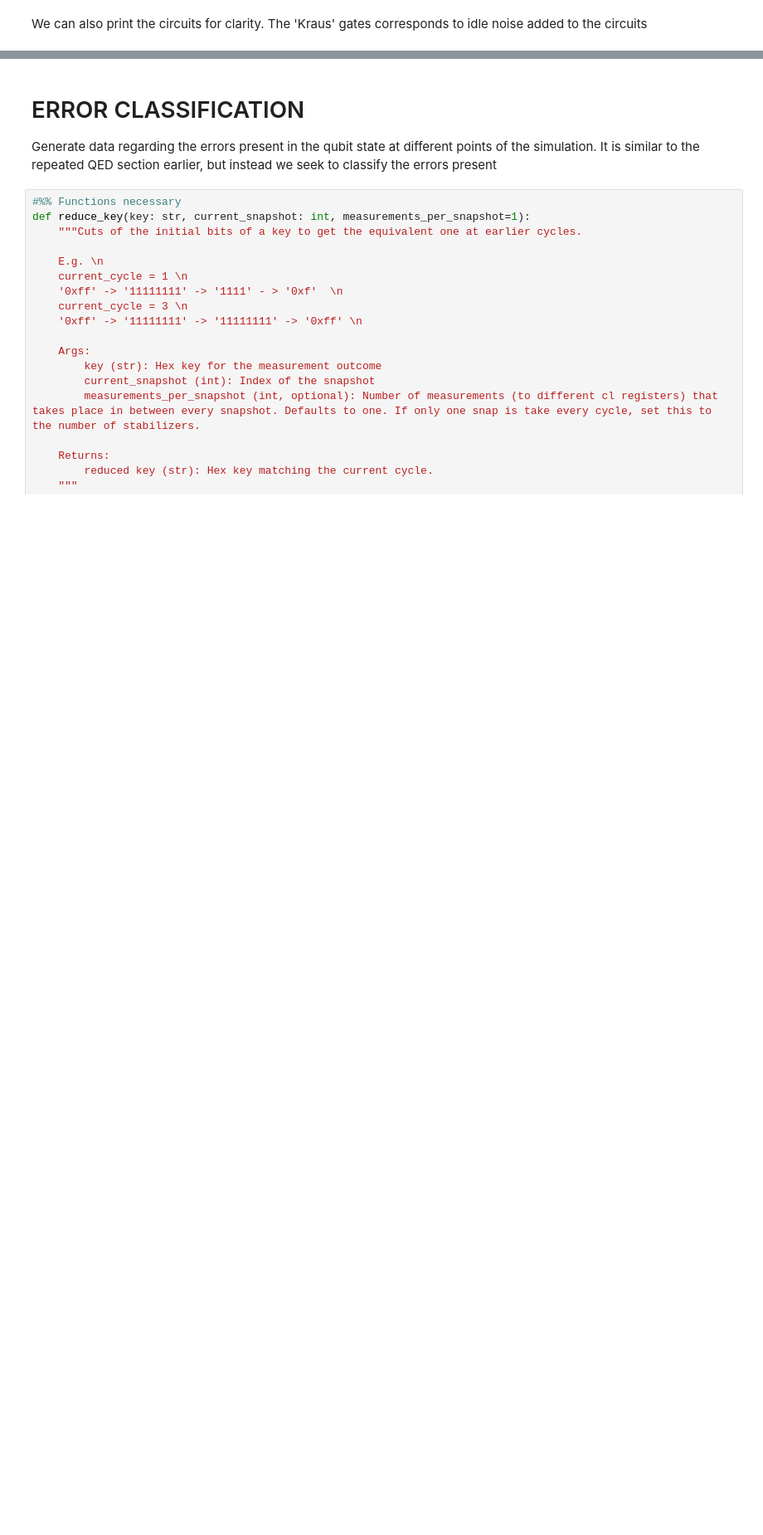
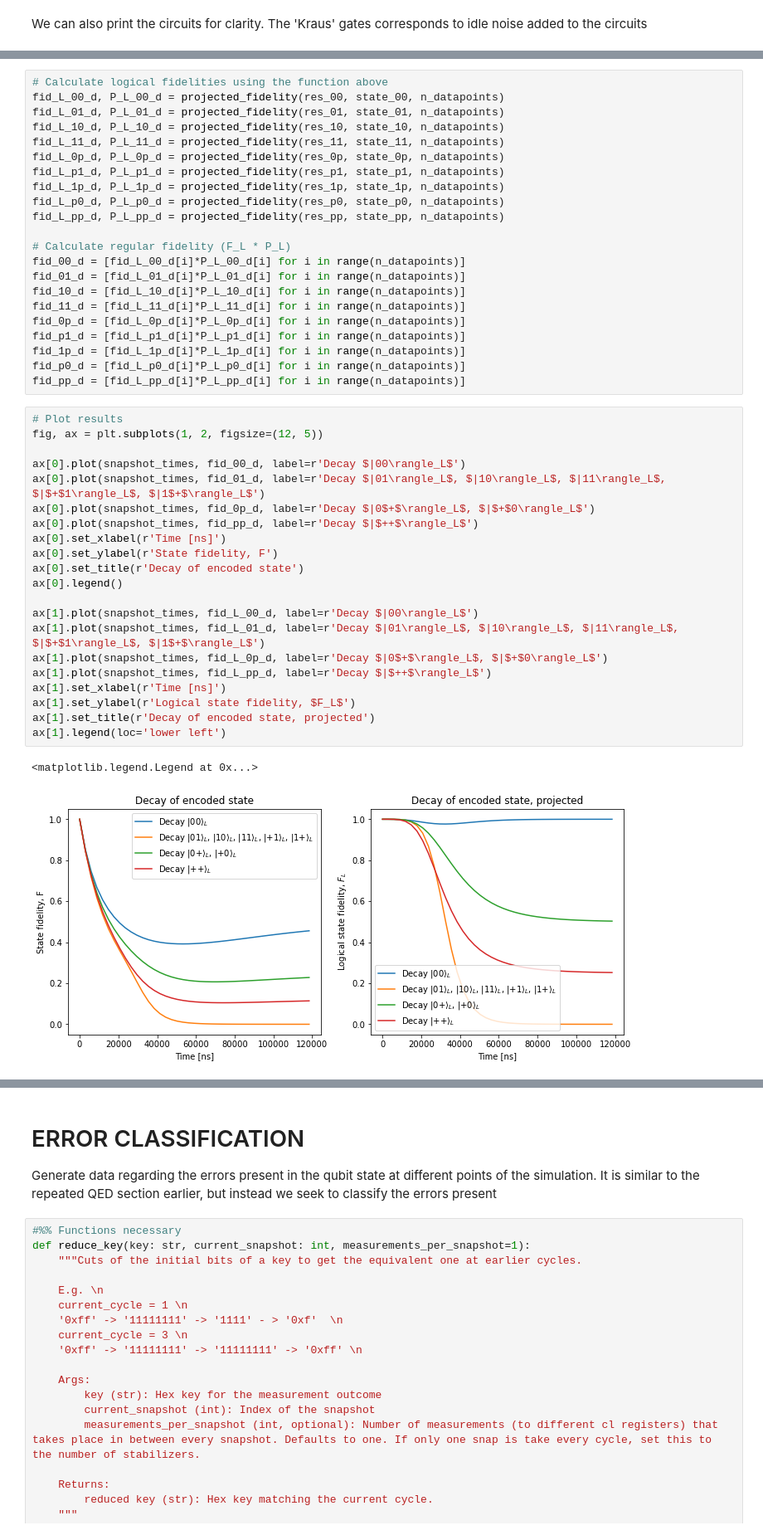
Before and after one commit to Serock3/Master-Thesis-QEC-simulation, a Jupyter notebook: 422_code_summary.ipynb, the cells around one changed output, grey strips where cells are left out. Shown at 83% size. Saved outputs shown, nothing was run; the diff lists cells and outputs as text; blank space fills up the shorter version.

```diff
--- a/422_code_summary.ipynb
+++ b/422_code_summary.ipynb
@@ -675,0 +724,46 @@ ancilla_qubit_0: ┤ kraus ├────────────────
+# %%
+# Calculate logical fidelities using the function above
+fid_L_00_d, P_L_00_d = projected_fidelity(res_00, state_00, n_datapoints)
+fid_L_01_d, P_L_01_d = projected_fidelity(res_01, state_01, n_datapoints)
+fid_L_10_d, P_L_10_d = projected_fidelity(res_10, state_10, n_datapoints)
+fid_L_11_d, P_L_11_d = projected_fidelity(res_11, state_11, n_datapoints)
+fid_L_0p_d, P_L_0p_d = projected_fidelity(res_0p, state_0p, n_datapoints)
+fid_L_p1_d, P_L_p1_d = projected_fidelity(res_p1, state_p1, n_datapoints)
+fid_L_1p_d, P_L_1p_d = projected_fidelity(res_1p, state_1p, n_datapoints)
+fid_L_p0_d, P_L_p0_d = projected_fidelity(res_p0, state_p0, n_datapoints)
+fid_L_pp_d, P_L_pp_d = projected_fidelity(res_pp, state_pp, n_datapoints)
+
+# Calculate regular fidelity (F_L * P_L)
+fid_00_d = [fid_L_00_d[i]*P_L_00_d[i] for i in range(n_datapoints)]
+fid_01_d = [fid_L_01_d[i]*P_L_01_d[i] for i in range(n_datapoints)]
+fid_10_d = [fid_L_10_d[i]*P_L_10_d[i] for i in range(n_datapoints)]
+fid_11_d = [fid_L_11_d[i]*P_L_11_d[i] for i in range(n_datapoints)]
+fid_0p_d = [fid_L_0p_d[i]*P_L_0p_d[i] for i in range(n_datapoints)]
+fid_p1_d = [fid_L_p1_d[i]*P_L_p1_d[i] for i in range(n_datapoints)]
+fid_1p_d = [fid_L_1p_d[i]*P_L_1p_d[i] for i in range(n_datapoints)]
+fid_p0_d = [fid_L_p0_d[i]*P_L_p0_d[i] for i in range(n_datapoints)]
+fid_pp_d = [fid_L_pp_d[i]*P_L_pp_d[i] for i in range(n_datapoints)]
+# %%
+# Plot results
+fig, ax = plt.subplots(1, 2, figsize=(12, 5))
+
+ax[0].plot(snapshot_times, fid_00_d, label=r'Decay $|00\rangle_L$')
+ax[0].plot(snapshot_times, fid_01_d, label=r'Decay $|01\rangle_L$, $|10\rangle_L$, $|11\rangle_L$, $|$+$1\rangle_L$, $|1$+$\rangle_L$')
+ax[0].plot(snapshot_times, fid_0p_d, label=r'Decay $|0$+$\rangle_L$, $|$+$0\rangle_L$')
+ax[0].plot(snapshot_times, fid_pp_d, label=r'Decay $|$++$\rangle_L$')
+ax[0].set_xlabel(r'Time [ns]')
+ax[0].set_ylabel(r'State fidelity, F')
+ax[0].set_title(r'Decay of encoded state')
+ax[0].legend()
+
+ax[1].plot(snapshot_times, fid_L_00_d, label=r'Decay $|00\rangle_L$')
+ax[1].plot(snapshot_times, fid_L_01_d, label=r'Decay $|01\rangle_L$, $|10\rangle_L$, $|11\rangle_L$, $|$+$1\rangle_L$, $|1$+$\rangle_L$')
+ax[1].plot(snapshot_times, fid_L_0p_d, label=r'Decay $|0$+$\rangle_L$, $|$+$0\rangle_L$')
+ax[1].plot(snapshot_times, fid_L_pp_d, label=r'Decay $|$++$\rangle_L$')
+ax[1].set_xlabel(r'Time [ns]')
+ax[1].set_ylabel(r'Logical state fidelity, $F_L$')
+ax[1].set_title(r'Decay of encoded state, projected')
+ax[1].legend(loc='lower left')
+# %% [output]
+<matplotlib.legend.Legend at 0x...>
+[figure, added]
```
Also changed, not shown: parts of 11 cells of this notebook, 1 other file.
